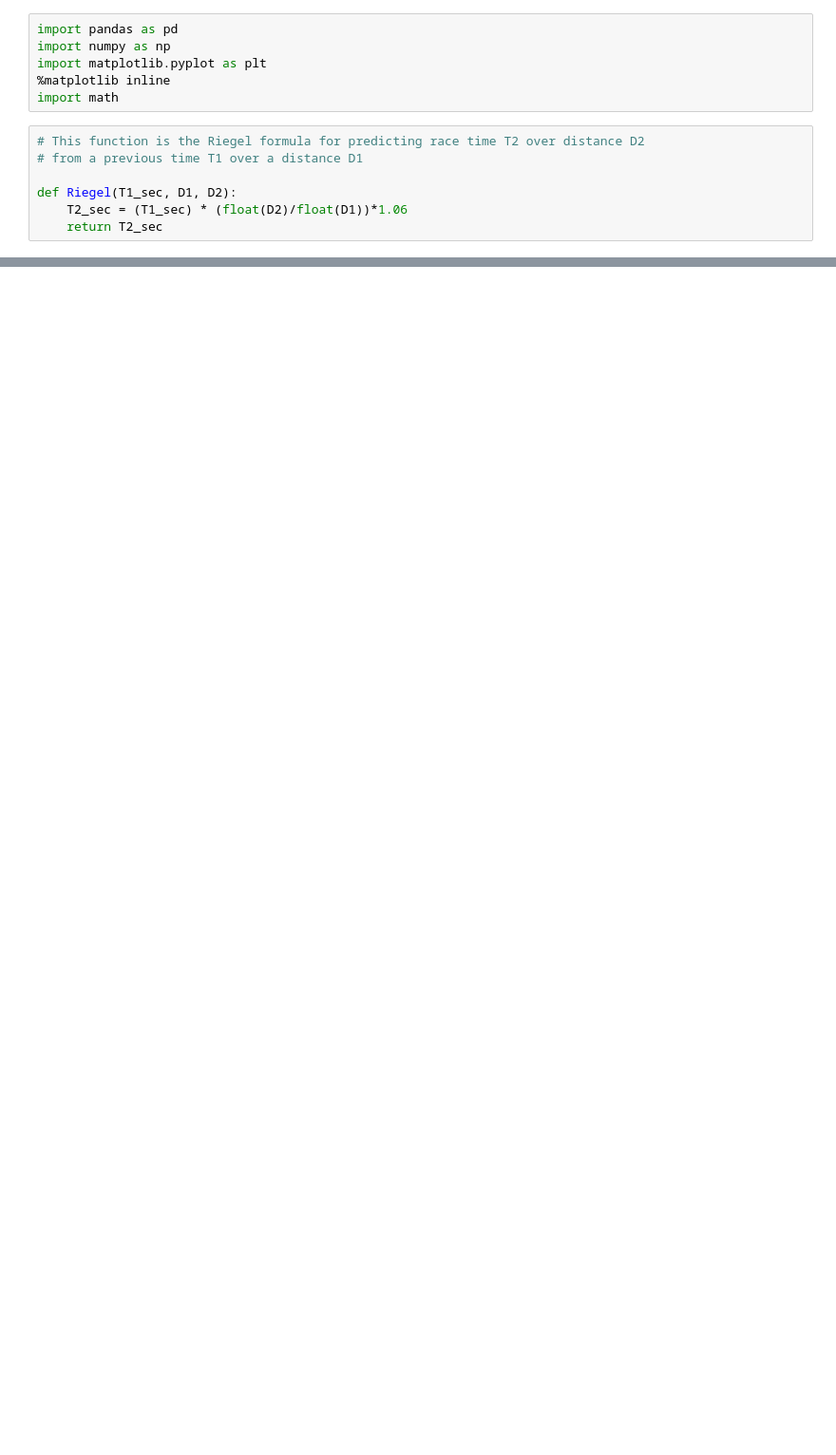
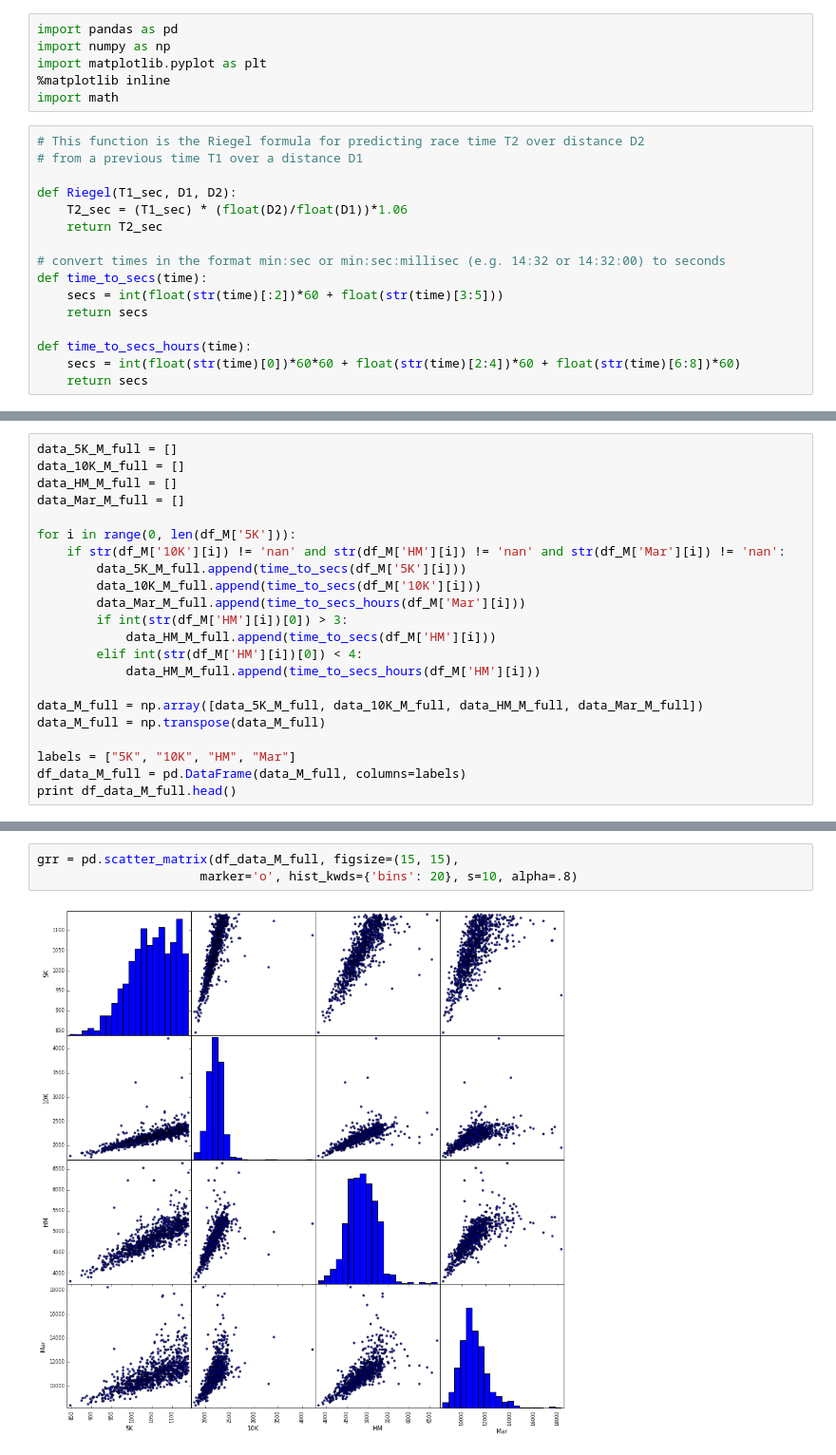
Before and after one commit to CBermingham/Race_Time_Predictor, a Jupyter notebook: Riegel_analysis.ipynb, the cells around one changed output, grey strips where cells are left out. Shown at 95% size. Cells and saved outputs as stored; diff of their text form; blank space fills up the shorter version.

```diff
--- a/Riegel_analysis.ipynb
+++ b/Riegel_analysis.ipynb
@@ -11,6 +15,15 @@ import math
 def Riegel(T1_sec, D1, D2):
     T2_sec = (T1_sec) * (float(D2)/float(D1))*1.06
     return T2_sec
+
+# convert times in the format min:sec or min:sec:millisec (e.g. 14:32 or 14:32:00) to seconds
+def time_to_secs(time):
+    secs = int(float(str(time)[:2])*60 + float(str(time)[3:5]))
+    return secs
+
+def time_to_secs_hours(time):
+    secs = int(float(str(time)[0])*60*60 + float(str(time)[2:4])*60 + float(str(time)[6:8])*60)
+    return secs
 # %%
 # Read the data into a pandas dataframe
 
@@ -72,0 +99,22 @@ plt.scatter(athlete_HM_mins, athlete_10k_mins)
+# %%
+data_5K_M_full = []
+data_10K_M_full = []
+data_HM_M_full = []
+data_Mar_M_full = []
+
+for i in range(0, len(df_M['5K'])):
+    if str(df_M['10K'][i]) != 'nan' and str(df_M['HM'][i]) != 'nan' and str(df_M['Mar'][i]) != 'nan':
+        data_5K_M_full.append(time_to_secs(df_M['5K'][i]))
+        data_10K_M_full.append(time_to_secs(df_M['10K'][i]))
+        data_Mar_M_full.append(time_to_secs_hours(df_M['Mar'][i]))
+        if int(str(df_M['HM'][i])[0]) > 3:
+            data_HM_M_full.append(time_to_secs(df_M['HM'][i]))
+        elif int(str(df_M['HM'][i])[0]) < 4:
+            data_HM_M_full.append(time_to_secs_hours(df_M['HM'][i]))
+
+data_M_full = np.array([data_5K_M_full, data_10K_M_full, data_HM_M_full, data_Mar_M_full])
+data_M_full = np.transpose(data_M_full)
+
+labels = ["5K", "10K", "HM", "Mar"]
+df_data_M_full = pd.DataFrame(data_M_full, columns=labels)
+print df_data_M_full.head()
@@ -72,0 +128,5 @@ plt.scatter(athlete_HM_mins, athlete_10k_mins)
+# %%
+grr = pd.scatter_matrix(df_data_M_full, figsize=(15, 15),
+                      marker='o', hist_kwds={'bins': 20}, s=10, alpha=.8)
+# %% [output]
+[figure, added]
```
Also changed, not shown: parts of 8 cells of this notebook.
